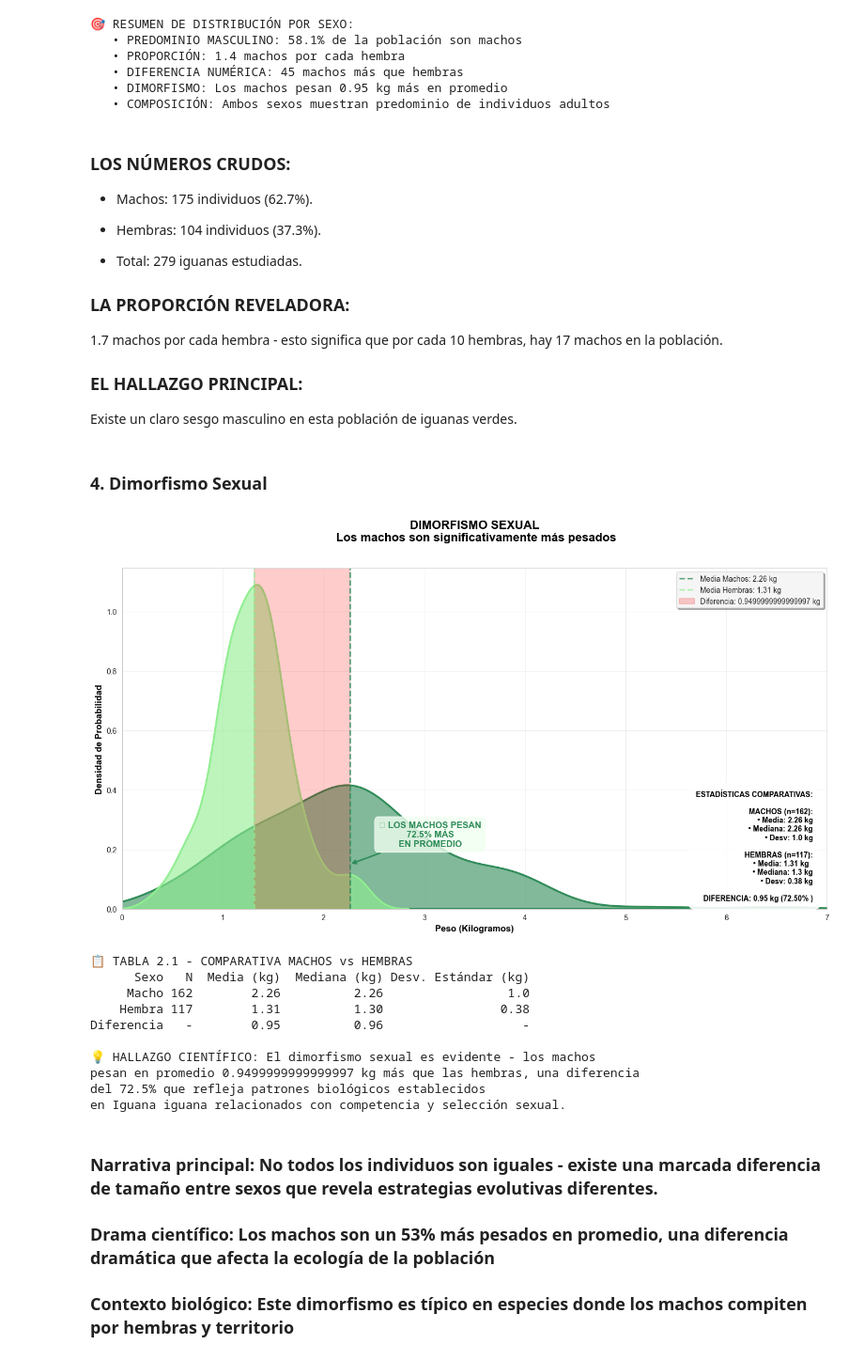
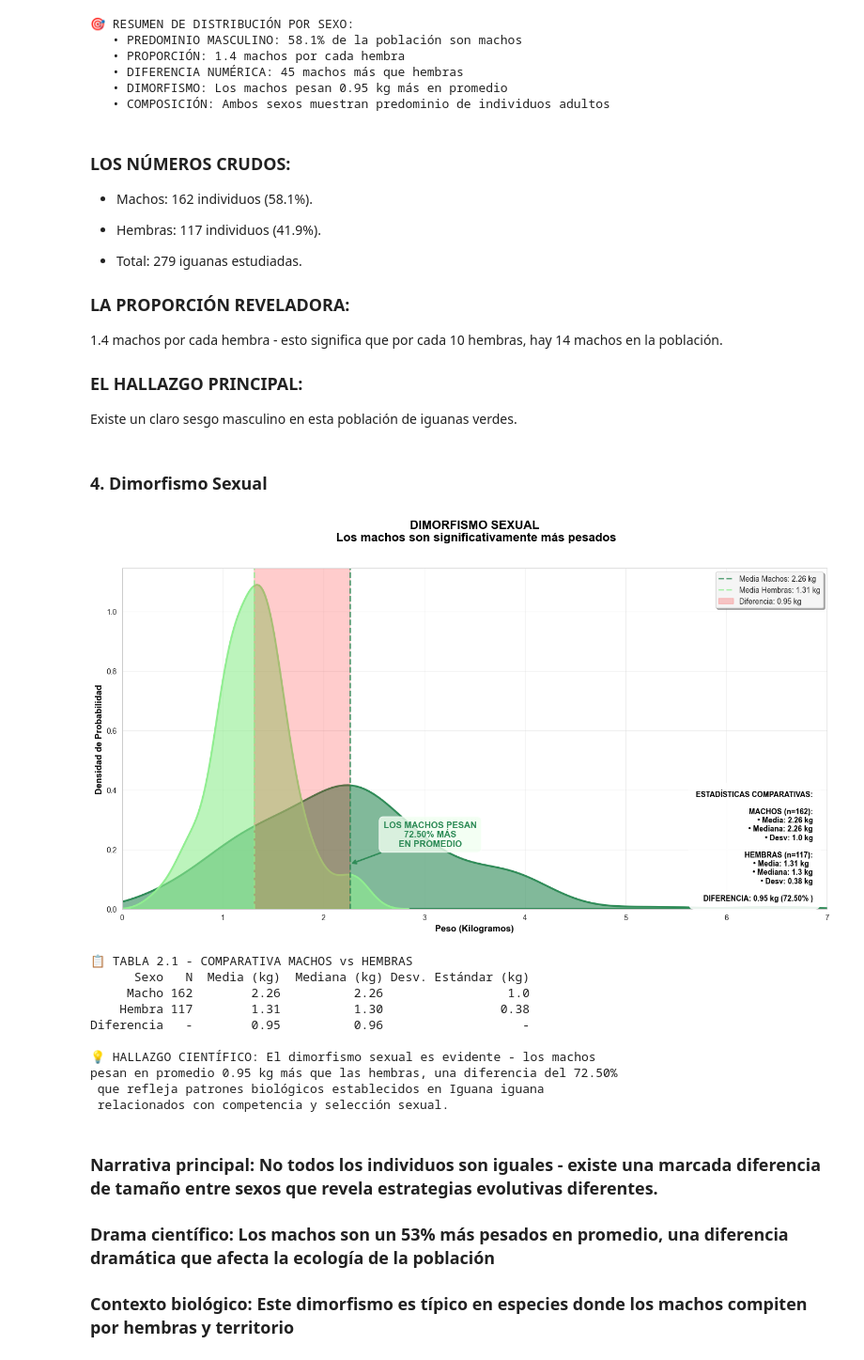
Before and after one commit to Marbinseca/Iguanas, a Jupyter notebook: especies.ipynb, the cells around one changed output. Shown at 94% size. Cells and saved outputs as stored; diff of their text form; code cells hidden in the pictures.

```diff
--- a/especies.ipynb
+++ b/especies.ipynb
@@ -394,15 +427,15 @@ print(f"   • COMPOSICIÓN: Ambos sexos muestran predominio de individuos adult
 # %% [markdown]
 ###  LOS NÚMEROS CRUDOS:
 
-- Machos: 175 individuos (62.7%).
+- Machos: 162 individuos (58.1%).
 
-- Hembras: 104 individuos (37.3%).
+- Hembras: 117 individuos (41.9%).
 
 - Total: 279 iguanas estudiadas.
 
 ### LA PROPORCIÓN REVELADORA:
 
-1.7 machos por cada hembra - esto significa que por cada 10 hembras, hay 17 machos en la población.
+1.4 machos por cada hembra - esto significa que por cada 10 hembras, hay 14 machos en la población.
 
 ### EL HALLAZGO PRINCIPAL:
 Existe un claro sesgo masculino en esta población de iguanas verdes.
@@ -434,7 +467,7 @@ plt.axvline(stats_sexo.loc['Hembra', 'mean'], color='#90EE90', linestyle='--',
 
 # Área sombreada entre medias para destacar la diferencia
 plt.axvspan(stats_sexo.loc['Hembra', 'mean'], stats_sexo.loc['Macho', 'mean'],
-            alpha=0.2, color='red', label=f'Diferencia: {diferencia_media} kg')
+            alpha=0.2, color='red', label=f'Diferencia: {diferencia_media:.2f} kg')
 
 # Personalización profesional
 plt.title('DIMORFISMO SEXUAL\n Los machos son significativamente más pesados\n',
@@ -443,7 +476,7 @@ plt.xlabel('Peso (Kilogramos)', fontsize=12, fontweight='bold', color='black')
 plt.ylabel('Densidad de Probabilidad', fontsize=12, fontweight='bold', color='black')
 
 # Anotación narrativa principal
-plt.annotate(f'🚹 LOS MACHOS PESAN\n{porcentaje_diferencia}% MÁS\nEN PROMEDIO',
+plt.annotate(f'LOS MACHOS PESAN\n{porcentaje_diferencia:.2f}% MÁS\nEN PROMEDIO',
              xy=(stats_sexo.loc['Macho', 'mean'], 0.15),
              xytext=(stats_sexo.loc['Macho', 'mean'] + 0.8, 0.25),
              arrowprops=dict(arrowstyle='->', color='#2E8B57', lw=2),
@@ -472,37 +505,35 @@ plt.annotate(texto_estadisticos, xy=(0.98, 0.02), xycoords='axes fraction',
              ha='right', va='bottom')
 
 # Leyenda mejorada
 plt.legend(loc='upper right', frameon=True, fancybox=True,
            shadow=True, framealpha=0.9, fontsize=10)
 
 # Cuadrícula profesional
 plt.grid(True, alpha=0.3)
 
 # Ajustar límites
 plt.xlim(0, 7)
 
 plt.tight_layout()
 plt.show()
 
 # Tabla comparativa detallada
 print("📋 TABLA 2.1 - COMPARATIVA MACHOS vs HEMBRAS")
 tabla_comparativa = pd.DataFrame({
     'Sexo': ['Macho', 'Hembra', 'Diferencia'],
     'N': [stats_sexo.loc['Macho', 'count'], stats_sexo.loc['Hembra', 'count'], '-'],
     'Media (kg)': [stats_sexo.loc['Macho', 'mean'], stats_sexo.loc['Hembra', 'mean'], diferencia_media],
     'Mediana (kg)': [stats_sexo.loc['Macho', 'median'], stats_sexo.loc['Hembra', 'median'],
                     stats_sexo.loc['Macho', 'median'] - stats_sexo.loc['Hembra', 'median']],
     'Desv. Estándar (kg)': [stats_sexo.loc['Macho', 'std'], stats_sexo.loc['Hembra', 'std'], '-']
 })
 print(tabla_comparativa.to_string(index=False))
 
 # Insight narrativo final
 print(f"\n💡 HALLAZGO CIENTÍFICO: El dimorfismo sexual es evidente - los machos")
-print(f"pesan en promedio {diferencia_media} kg más que las hembras, una diferencia")
-print(f"del {porcentaje_diferencia}% que refleja patrones biológicos establecidos")
-print(f"en Iguana iguana relacionados con competencia y selección sexual.")
+print(f"pesan en promedio {diferencia_media:.2f} kg más que las hembras, una diferencia del {porcentaje_diferencia:.2f}% \n que refleja patrones biológicos establecidos en Iguana iguana\n relacionados con competencia y selección sexual.")
 # %% [output]
-[figure, old version]
+[figure, new version]
 📋 TABLA 2.1 - COMPARATIVA MACHOS vs HEMBRAS
       Sexo   N  Media (kg)  Mediana (kg) Desv. Estándar (kg)
      Macho 162        2.26          2.26                 1.0
@@ -510,9 +541,9 @@ print(f"en Iguana iguana relacionados con competencia y selección sexual.")
 Diferencia   -        0.95          0.96                   -
 
 💡 HALLAZGO CIENTÍFICO: El dimorfismo sexual es evidente - los machos
-pesan en promedio 0.9499999999999997 kg más que las hembras, una diferencia
-del 72.5% que refleja patrones biológicos establecidos
-en Iguana iguana relacionados con competencia y selección sexual.
+pesan en promedio 0.95 kg más que las hembras, una diferencia del 72.50%
+ que refleja patrones biológicos establecidos en Iguana iguana
+ relacionados con competencia y selección sexual.
 # %% [markdown]
 ### Narrativa principal: No todos los individuos son iguales - existe una marcada diferencia de tamaño entre sexos que revela estrategias evolutivas diferentes.
 
```
Also changed, not shown: parts of 15 cells of this notebook, 3 other files.
